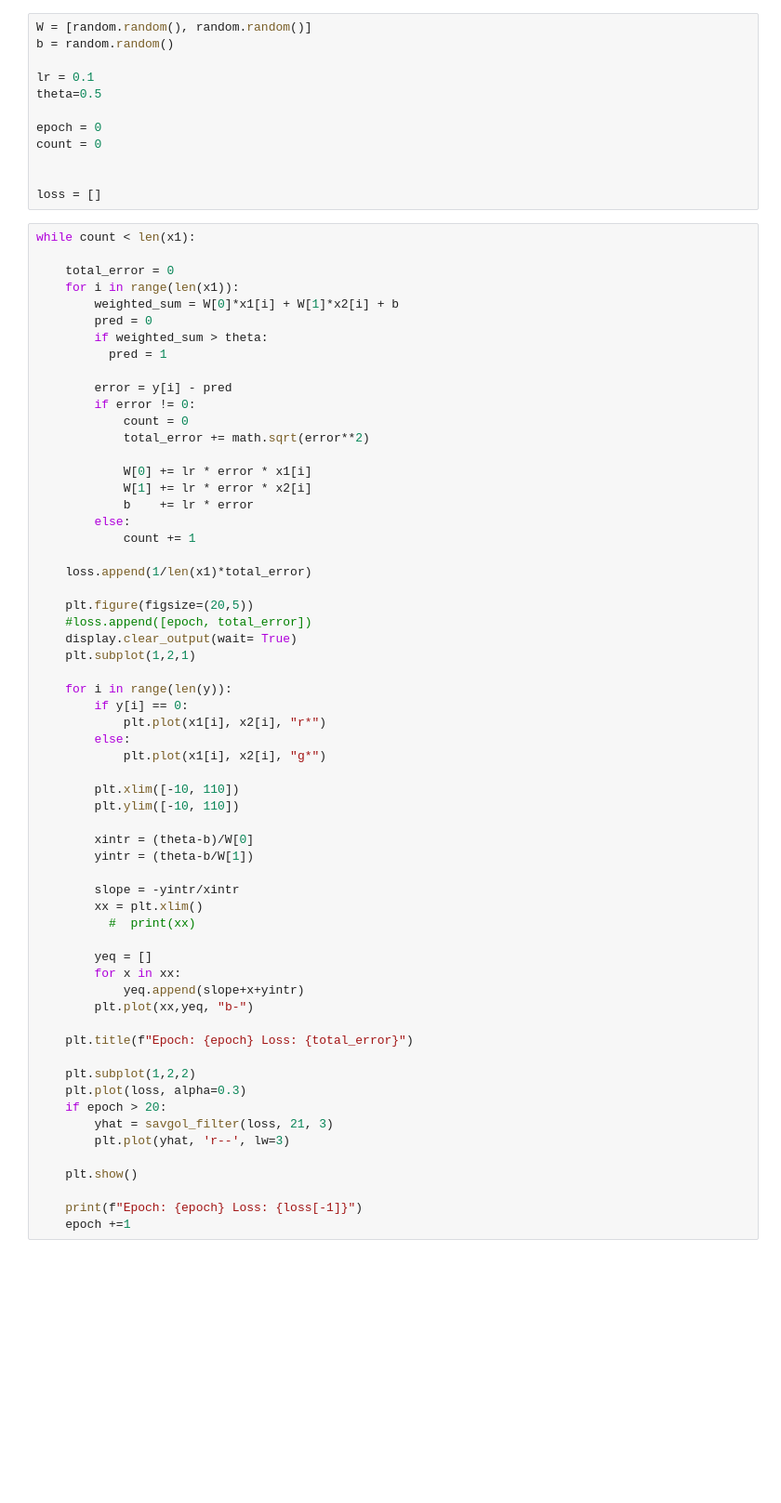
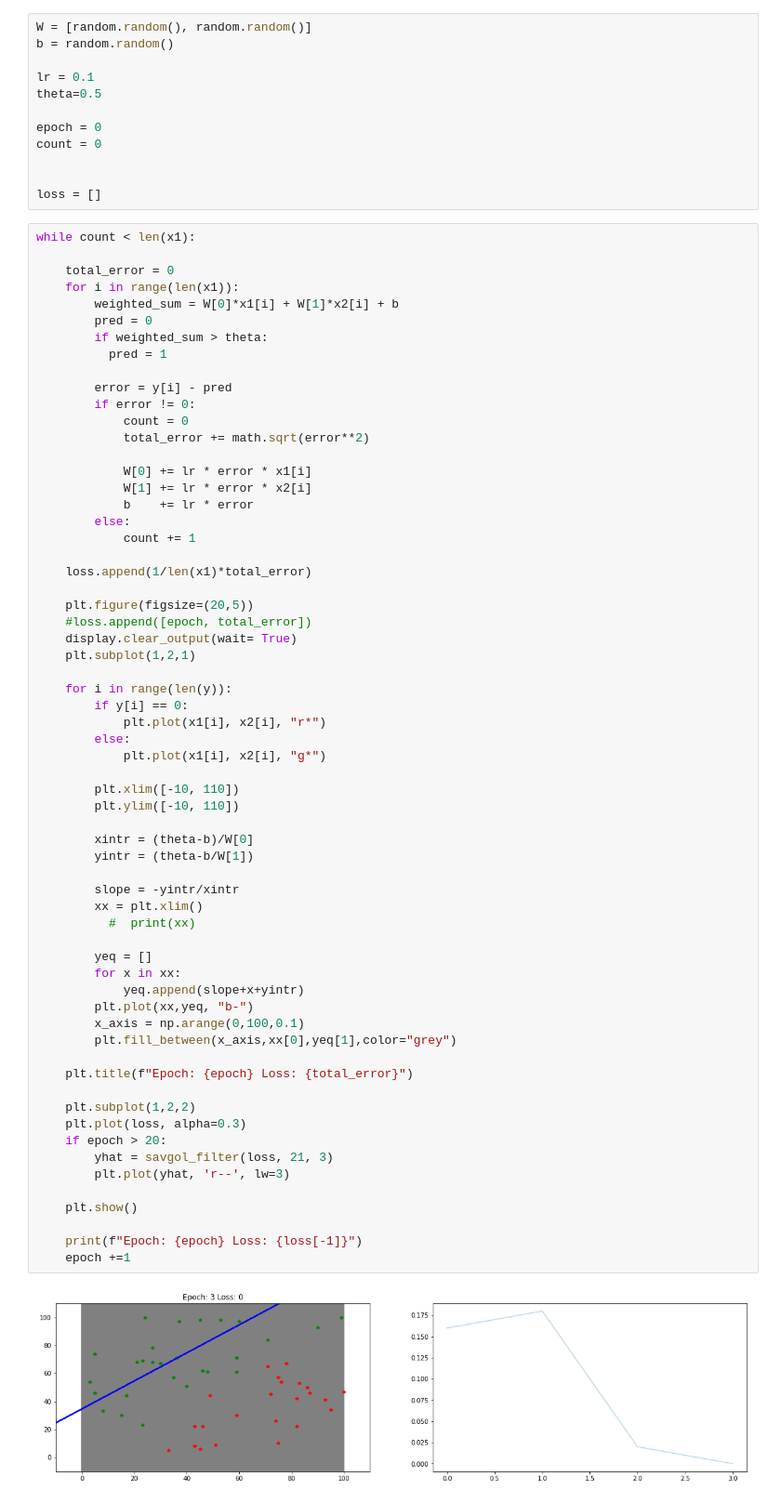
Before and after one commit to effat38718/CVPR_assignment, a Jupyter notebook: Assignment_1.ipynb, the cells around one changed output. Shown: that part at 93% size. Saved outputs shown, nothing was run; the diff lists cells and outputs as text; blank space fills up the shorter version.

Commit message:
Fill_between initiated

```diff
--- a/Assignment_1.ipynb
+++ b/Assignment_1.ipynb
@@ -79,30 +81,34 @@ while count < len(x1):
         else:
             plt.plot(x1[i], x2[i], "g*")
 
         plt.xlim([-10, 110])
         plt.ylim([-10, 110])
 
         xintr = (theta-b)/W[0]
         yintr = (theta-b/W[1])
 
         slope = -yintr/xintr
         xx = plt.xlim()
           #  print(xx)
 
         yeq = []
         for x in xx:
             yeq.append(slope+x+yintr)
         plt.plot(xx,yeq, "b-")
+        x_axis = np.arange(0,100,0.1)
+        plt.fill_between(x_axis,xx[0],yeq[1],color="grey")
 
     plt.title(f"Epoch: {epoch} Loss: {total_error}")
 
     plt.subplot(1,2,2)
     plt.plot(loss, alpha=0.3)
     if epoch > 20:
         yhat = savgol_filter(loss, 21, 3)
         plt.plot(yhat, 'r--', lw=3)
 
     plt.show()
 
     print(f"Epoch: {epoch} Loss: {loss[-1]}")
     epoch +=1
+# %% [output]
+[figure, added]
```
Also changed, not shown: parts of 2 cells of this notebook.
